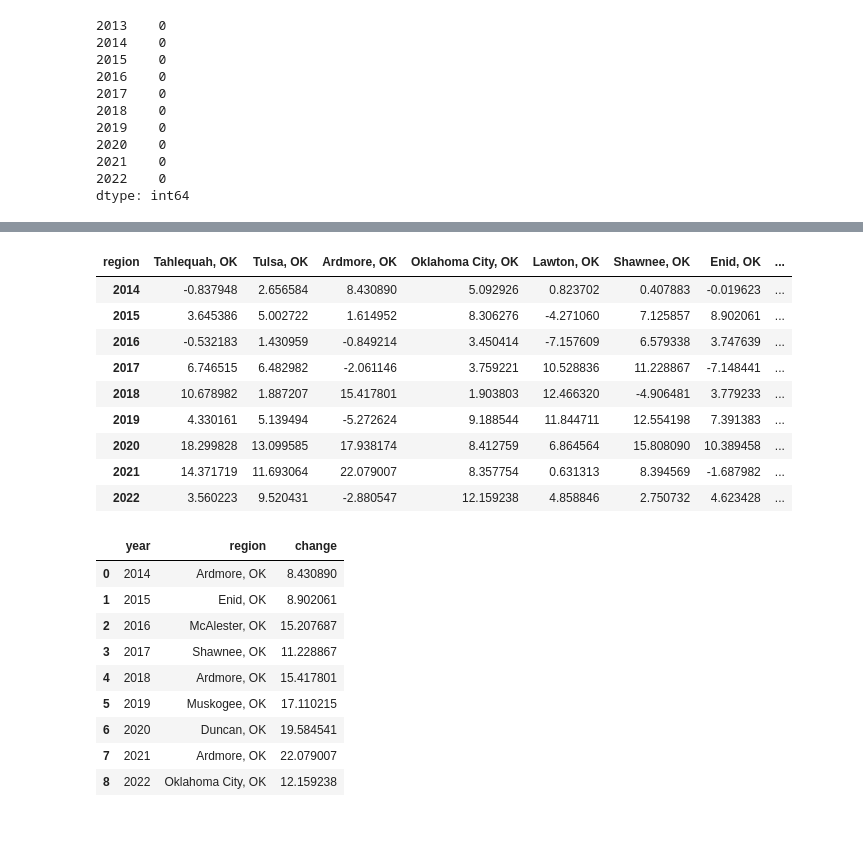
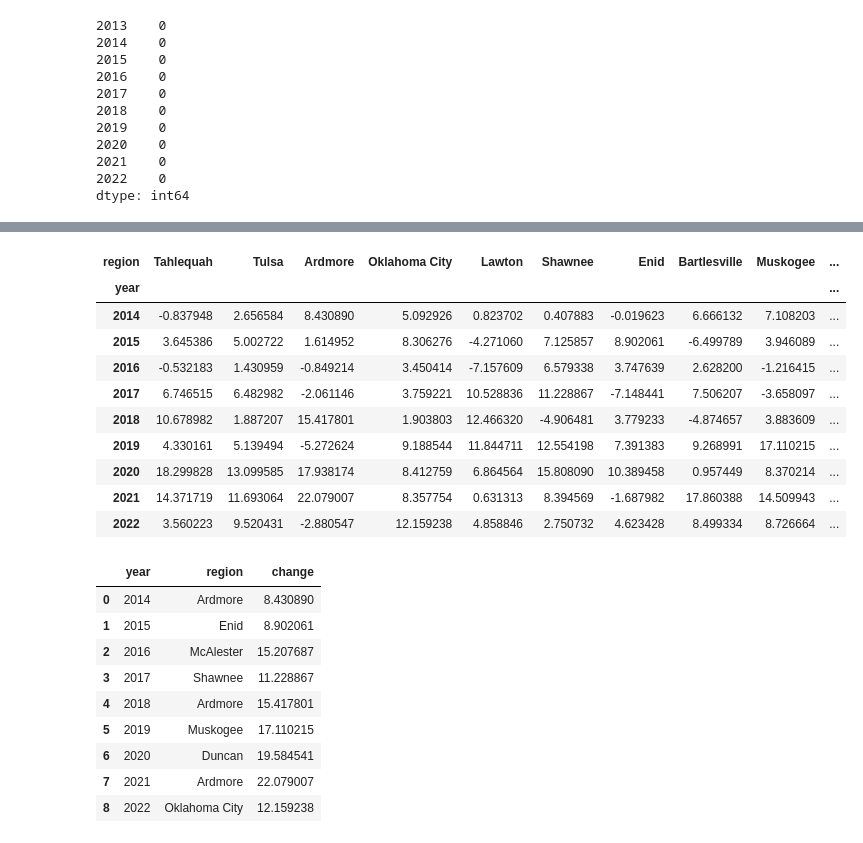
Before and after one commit to ramkumarpj/project-one, a Jupyter notebook: code/HomeSales_InterestRate_Analysis.ipynb, the cells around one changed output, grey strips where cells are left out. Drawn from its saved outputs; the diff is of its cells as text; code cells hidden in the pictures.

```diff
--- a/code/HomeSales_InterestRate_Analysis.ipynb
+++ b/code/HomeSales_InterestRate_Analysis.ipynb
@@ -173,3 +172,6 @@ dfValue.head()
 | 402 | SSAM | 394564 | 2022-06-30 | 153667.0 | metro | Elk City, OK | OK |
 | 403 | SSAM | 394564 | 2022-05-31 | 160000.0 | metro | Elk City, OK | OK |
 | 404 | SSAM | 394564 | 2023-02-28 | 162125.0 | metro | Elk City, OK | OK |
+# %%
+dfValue['region']=dfValue['region'].str.split(',',n=1,expand=True)[0].str.strip(' ')
+dfValue.head()
@@ -376,11 +384,11 @@ median_sales_by_metro
 # %%
-median_sales_diff_by_zip = pd.DataFrame(median_sales_by_metro.index)
+median_sales_diff_by_metro = pd.DataFrame(median_sales_by_metro.index)
 
-median_sales_diff_by_zip = median_sales_diff_by_zip.rename(columns= {0 : 'region'})
+median_sales_diff_by_metro = median_sales_diff_by_metro.rename(columns= {0 : 'region'})
 
-median_sales_diff_by_zip = median_sales_diff_by_zip.set_index('region')
+median_sales_diff_by_metro = median_sales_diff_by_metro.set_index('region')
 
-median_sales_diff_by_zip
+median_sales_diff_by_metro
 # %% [output]
 |  |
 | region |
@@ -400,9 +408,9 @@ median_sales_diff_by_zip
 start_year = 2014
 end_year = 2023
 for i in range(2014, 2023):
-    median_sales_diff_by_zip[i] = ((median_sales_by_metro[i] - median_sales_by_metro[i -1]) / median_sales_by_metro[i-1]) * 100
+    median_sales_diff_by_metro[i] = ((median_sales_by_metro[i] - median_sales_by_metro[i -1]) / median_sales_by_metro[i-1]) * 100
 
-median_sales_diff_by_zip
+median_sales_diff_by_metro
 # %% [output]
 |  | 2014 | 2015 | 2016 | 2017 | 2018 | 2019 | 2020 | 2021 | 2022 |
 | region |  |  |  |  |  |  |  |  |  |
@@ -421,18 +429,21 @@ median_sales_diff_by_zip
 # %%
-median_sales_by_year = median_sales_diff_by_zip.T
+median_sales_by_year = median_sales_diff_by_metro.T
+
+median_sales_by_year.index.name = 'year'
 
 median_sales_by_year
 # %% [output]
-| region | Tahlequah, OK | Tulsa, OK | Ardmore, OK | Oklahoma City, OK | Lawton, OK | Shawnee, OK | Enid, OK | ... |
-| 2014 | -0.837948 | 2.656584 | 8.430890 | 5.092926 | 0.823702 | 0.407883 | -0.019623 | ... |
-| 2015 | 3.645386 | 5.002722 | 1.614952 | 8.306276 | -4.271060 | 7.125857 | 8.902061 | ... |
-| 2016 | -0.532183 | 1.430959 | -0.849214 | 3.450414 | -7.157609 | 6.579338 | 3.747639 | ... |
-| 2017 | 6.746515 | 6.482982 | -2.061146 | 3.759221 | 10.528836 | 11.228867 | -7.148441 | ... |
-| 2018 | 10.678982 | 1.887207 | 15.417801 | 1.903803 | 12.466320 | -4.906481 | 3.779233 | ... |
-| 2019 | 4.330161 | 5.139494 | -5.272624 | 9.188544 | 11.844711 | 12.554198 | 7.391383 | ... |
-| 2020 | 18.299828 | 13.099585 | 17.938174 | 8.412759 | 6.864564 | 15.808090 | 10.389458 | ... |
-| 2021 | 14.371719 | 11.693064 | 22.079007 | 8.357754 | 0.631313 | 8.394569 | -1.687982 | ... |
-| 2022 | 3.560223 | 9.520431 | -2.880547 | 12.159238 | 4.858846 | 2.750732 | 4.623428 | ... |
+| region | Tahlequah | Tulsa | Ardmore | Oklahoma City | Lawton | Shawnee | Enid | Bartlesville | Muskogee | ... |
+| year |  |  |  |  |  |  |  |  |  | ... |
+| 2014 | -0.837948 | 2.656584 | 8.430890 | 5.092926 | 0.823702 | 0.407883 | -0.019623 | 6.666132 | 7.108203 | ... |
+| 2015 | 3.645386 | 5.002722 | 1.614952 | 8.306276 | -4.271060 | 7.125857 | 8.902061 | -6.499789 | 3.946089 | ... |
+| 2016 | -0.532183 | 1.430959 | -0.849214 | 3.450414 | -7.157609 | 6.579338 | 3.747639 | 2.628200 | -1.216415 | ... |
+| 2017 | 6.746515 | 6.482982 | -2.061146 | 3.759221 | 10.528836 | 11.228867 | -7.148441 | 7.506207 | -3.658097 | ... |
+| 2018 | 10.678982 | 1.887207 | 15.417801 | 1.903803 | 12.466320 | -4.906481 | 3.779233 | -4.874657 | 3.883609 | ... |
+| 2019 | 4.330161 | 5.139494 | -5.272624 | 9.188544 | 11.844711 | 12.554198 | 7.391383 | 9.268991 | 17.110215 | ... |
+| 2020 | 18.299828 | 13.099585 | 17.938174 | 8.412759 | 6.864564 | 15.808090 | 10.389458 | 0.957449 | 8.370214 | ... |
+| 2021 | 14.371719 | 11.693064 | 22.079007 | 8.357754 | 0.631313 | 8.394569 | -1.687982 | 17.860388 | 14.509943 | ... |
+| 2022 | 3.560223 | 9.520431 | -2.880547 | 12.159238 | 4.858846 | 2.750732 | 4.623428 | 8.499334 | 8.726664 | ... |
 # %%
 max_median_sales = []
 
@@ -444,12 +455,12 @@ max_returns_per_year = pd.DataFrame(max_median_sales)
 max_returns_per_year
 # %% [output]
 |  | year | region | change |
-| 0 | 2014 | Ardmore, OK | 8.430890 |
-| 1 | 2015 | Enid, OK | 8.902061 |
-| 2 | 2016 | McAlester, OK | 15.207687 |
-| 3 | 2017 | Shawnee, OK | 11.228867 |
-| 4 | 2018 | Ardmore, OK | 15.417801 |
-| 5 | 2019 | Muskogee, OK | 17.110215 |
-| 6 | 2020 | Duncan, OK | 19.584541 |
-| 7 | 2021 | Ardmore, OK | 22.079007 |
-| 8 | 2022 | Oklahoma City, OK | 12.159238 |
+| 0 | 2014 | Ardmore | 8.430890 |
+| 1 | 2015 | Enid | 8.902061 |
+| 2 | 2016 | McAlester | 15.207687 |
+| 3 | 2017 | Shawnee | 11.228867 |
+| 4 | 2018 | Ardmore | 15.417801 |
+| 5 | 2019 | Muskogee | 17.110215 |
+| 6 | 2020 | Duncan | 19.584541 |
+| 7 | 2021 | Ardmore | 22.079007 |
+| 8 | 2022 | Oklahoma City | 12.159238 |
```
Also changed, not shown: parts of 21 cells of this notebook.
